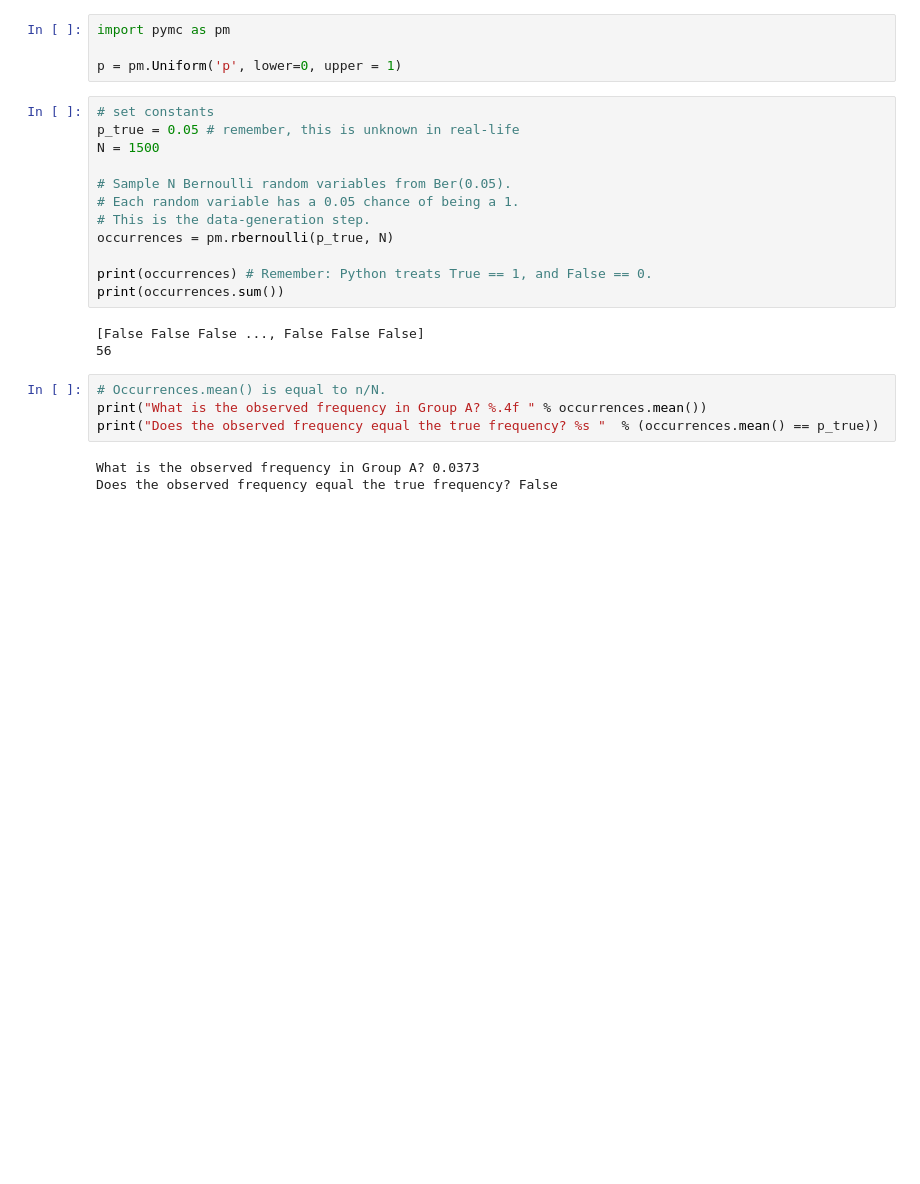
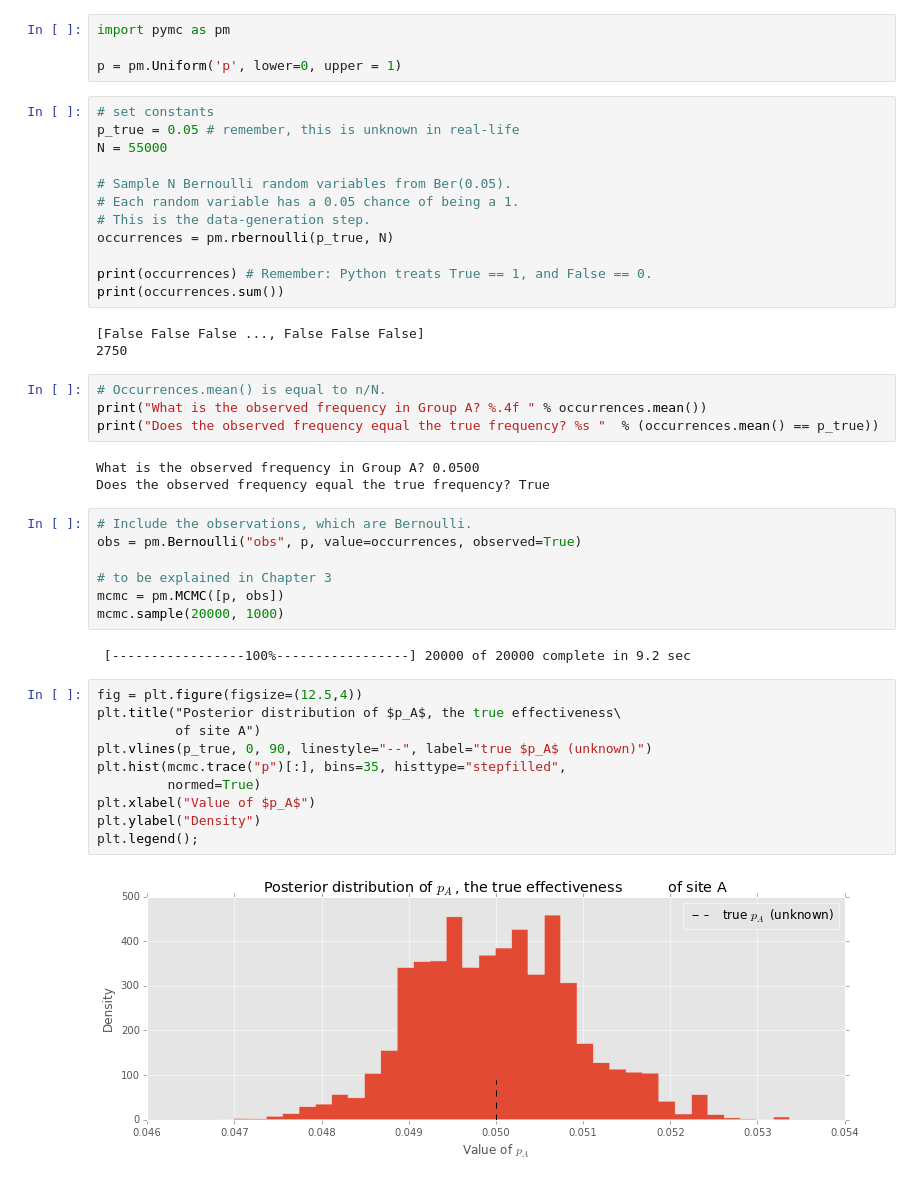
Before and after one commit to doolingdavid/Probabilistic-Programming-and-Bayesian-Methods-for-Hackers, a Jupyter notebook: Chapter1_Introduction/bayestest.ipynb, the cells around one changed output. Cells and saved outputs as stored; diff of their text form; blank space fills up the shorter version.

```diff
--- a/Chapter1_Introduction/bayestest.ipynb
+++ b/Chapter1_Introduction/bayestest.ipynb
@@ -142,7 +142,7 @@ p = pm.Uniform('p', lower=0, upper = 1)
 # %%
 # set constants
 p_true = 0.05 # remember, this is unknown in real-life
-N = 1500
+N = 55000
 
 # Sample N Bernoulli random variables from Ber(0.05).
 # Each random variable has a 0.05 chance of being a 1.
@@ -153,11 +153,32 @@ print(occurrences) # Remember: Python treats True == 1, and False == 0.
 print(occurrences.sum())
 # %% [output]
 [False False False ..., False False False]
-56
+2750
 # %%
 # Occurrences.mean() is equal to n/N.
 print("What is the observed frequency in Group A? %.4f " % occurrences.mean())
 print("Does the observed frequency equal the true frequency? %s "  % (occurrences.mean() == p_true))
 # %% [output]
-What is the observed frequency in Group A? 0.0373
-Does the observed frequency equal the true frequency? False
+What is the observed frequency in Group A? 0.0500
+Does the observed frequency equal the true frequency? True
+# %%
+# Include the observations, which are Bernoulli.
+obs = pm.Bernoulli("obs", p, value=occurrences, observed=True)
+
+# to be explained in Chapter 3
+mcmc = pm.MCMC([p, obs])
+mcmc.sample(20000, 1000)
+# %% [output]
+ [-----------------100%-----------------] 20000 of 20000 complete in 9.2 sec
+# %%
+fig = plt.figure(figsize=(12.5,4))
+plt.title("Posterior distribution of $p_A$, the true effectiveness\
+          of site A")
+plt.vlines(p_true, 0, 90, linestyle="--", label="true $p_A$ (unknown)")
+plt.hist(mcmc.trace("p")[:], bins=35, histtype="stepfilled",
+         normed=True)
+plt.xlabel("Value of $p_A$")
+plt.ylabel("Density")
+plt.legend();
+# %% [output]
+[figure, added]
```
